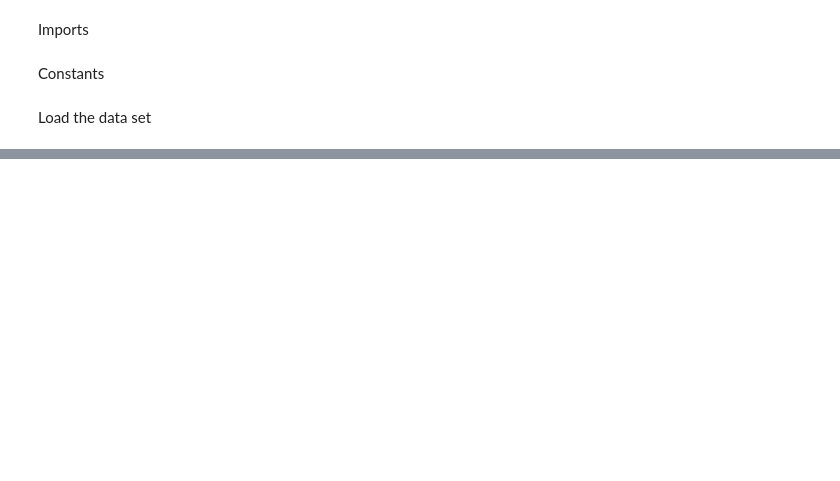
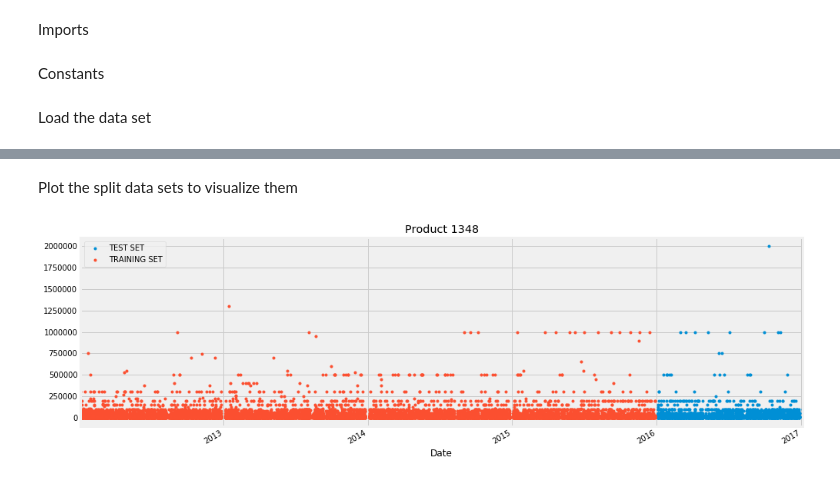
Before and after one commit to nlaluzerne/WorldWideProducts, a Jupyter notebook: Notebooks/WorldWideProducts.ipynb, the cells around one changed output, grey strips where cells are left out. Cells and saved outputs as stored; diff of their text form; code cells hidden in the pictures; blank space fills up the shorter version.

```diff
--- a/Notebooks/WorldWideProducts.ipynb
+++ b/Notebooks/WorldWideProducts.ipynb
@@ -74,0 +102,4 @@ print( 'R\u00b2 Score of Product A: {0:.1f}'.format( score ) )
+# %%
+split_date = '01-Jan-2016'
+adf_train = adf.loc[ adf.index <= split_date ].copy()
+adf_test = adf.loc[ adf.index > split_date ].copy()
@@ -74,0 +112,9 @@ print( 'R\u00b2 Score of Product A: {0:.1f}'.format( score ) )
+# %% [markdown]
+Plot the split data sets to visualize them
+# %%
+_ = adf_test \
+    .rename( columns = { 'Order_Demand': 'TEST SET' } ) \
+    .join( adf_train.rename( columns = { 'Order_Demand': 'TRAINING SET' } ), how = 'outer' ) \
+    .plot( figsize = ( 15, 5 ), title = 'Product ' + str( products[ 0 ] ), style = '.' )
+# %% [output]
+[figure, added]
```
Also changed, not shown: parts of 95 cells of this notebook, 2 other files.
